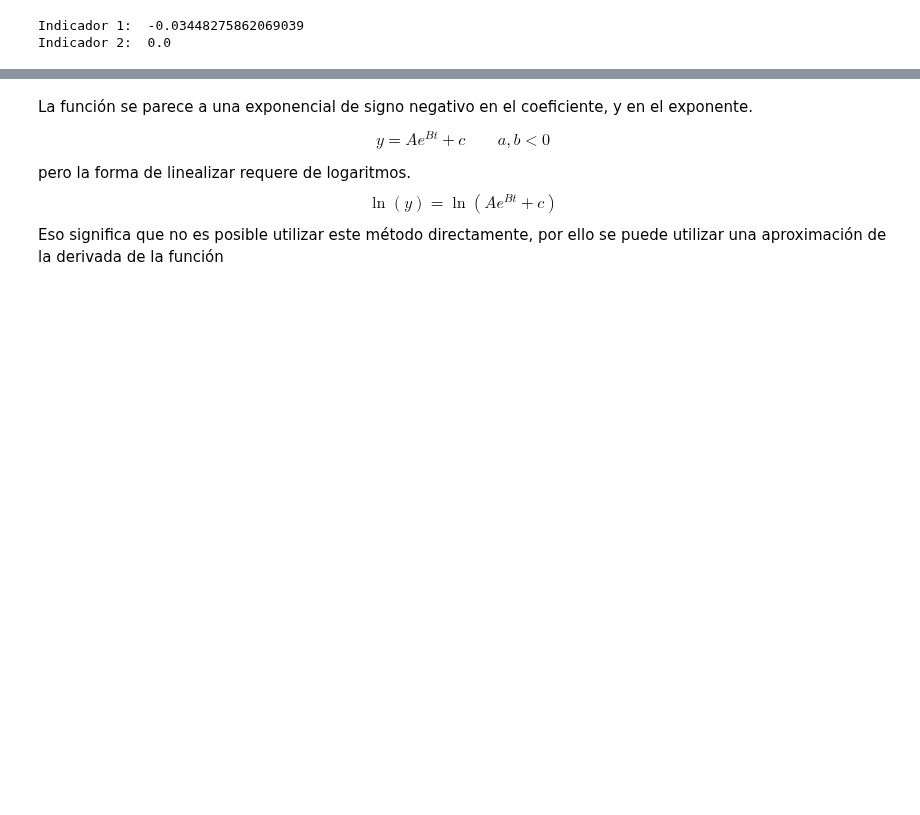
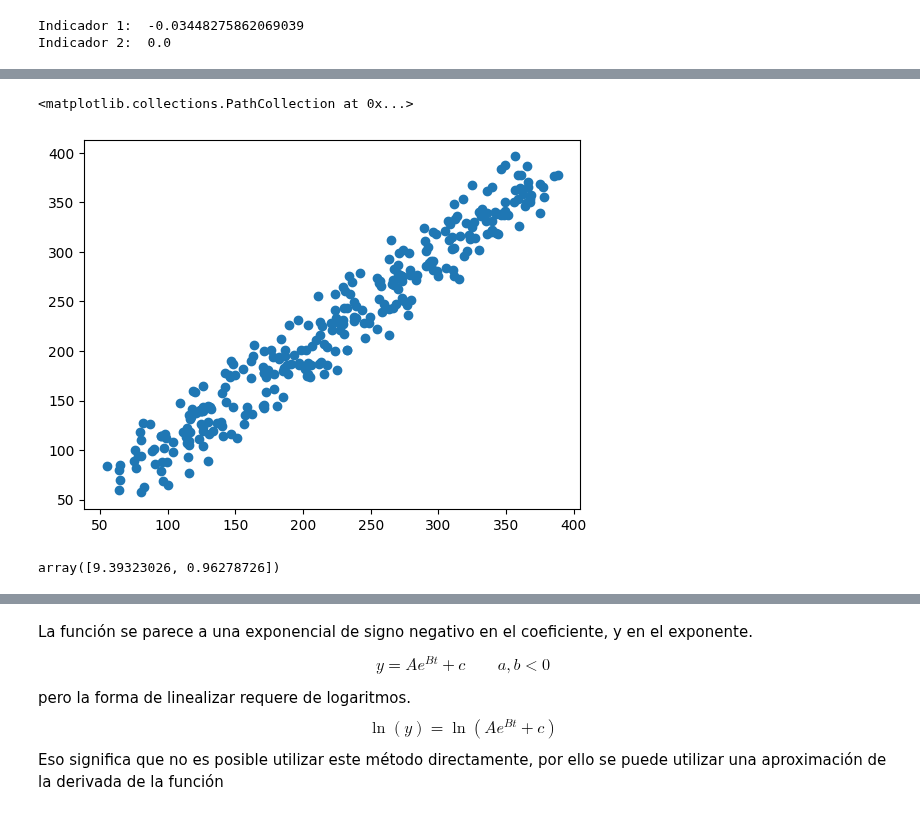
Before and after one commit to ACMUD/PyGroupIA, a Jupyter notebook: Clase 3_ Librerias.ipynb, the cells around one changed output, grey strips where cells are left out. Drawn from its saved outputs; the diff is of its cells as text; code cells hidden in the pictures; blank space fills up the shorter version.

```diff
--- a/Clase 3_ Librerias.ipynb
+++ b/Clase 3_ Librerias.ipynb
@@ -411,0 +381,7 @@ Indicador 2:  0.0
+# %%
+#@title Datos
+print("El dataset se llama datos y es data frame de pandas.")
+datos=pd.DataFrame()
+datos["X"]=np.arange(0,300)+(1-np.random.rand(300)/2)*100
+datos["Y"]=np.arange(0,300)+(1-np.random.rand(300)/2)*100
+datos
@@ -411,0 +403,5 @@ Indicador 2:  0.0
+# %%
+plt.scatter(datos["X"],datos["Y"])
+# %% [output]
+<matplotlib.collections.PathCollection at 0x...>
+[figure, added]
@@ -411,0 +411,5 @@ Indicador 2:  0.0
+# %%
+B1=datos["Y"]@X1.T@np.linalg.inv(X1@X1.T)
+B1
+# %% [output]
+array([9.39323026, 0.96278726])
```
Also changed, not shown: parts of 26 cells of this notebook.
